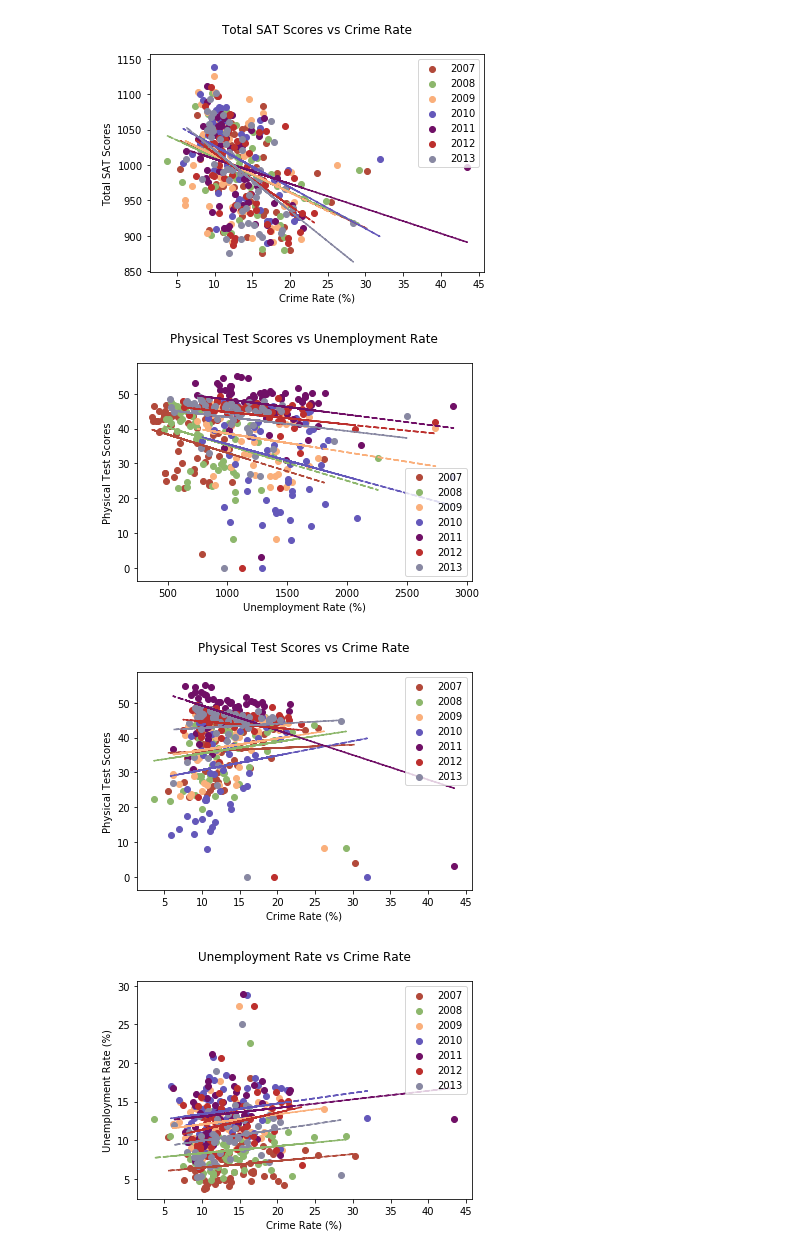
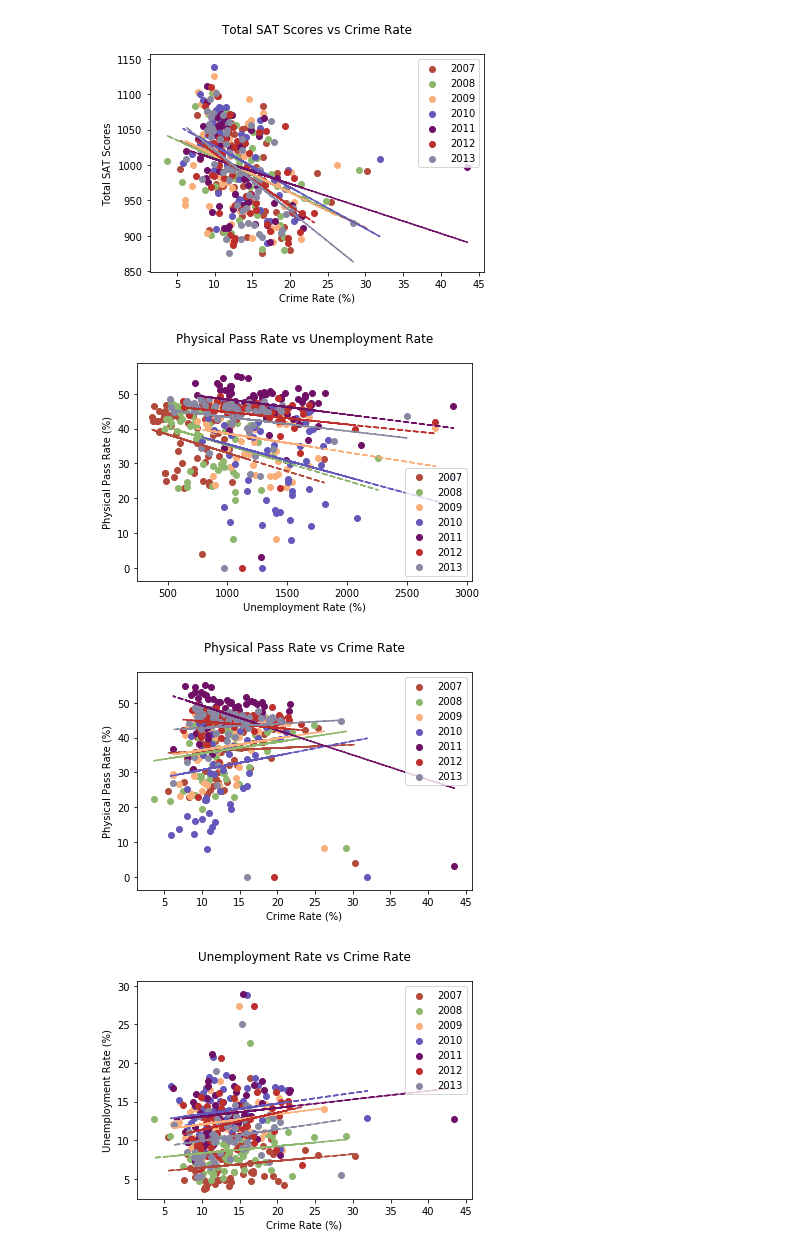
Before and after one commit to yansun1996/California-HighSchool-DataAnalysis, a Jupyter notebook: src/data analysis/analysis_scatter_plot.ipynb, the cells around one changed output. Cells and saved outputs as stored; diff of their text form; code cells hidden in the pictures.

```diff
--- a/src/data analysis/analysis_scatter_plot.ipynb
+++ b/src/data analysis/analysis_scatter_plot.ipynb
@@ -10,8 +10,8 @@ import matplotlib.pyplot as plt
 # %%
 df_sat = pickle.load(open("../../data/sat_data.pkl","rb"))
 df_physical = pickle.load(open("../../data/physical_fitness_data.pkl","rb"))
-df_unemployment = pickle.load(open("../../data/unemploymentDataFile.pkl","rb"))
-df_crime = pickle.load(open("../../data/Crime_Rate.pkl","rb"))
+df_unemployment = pickle.load(open("../../data/unemployment_rates.pkl","rb"))
+df_crime = pickle.load(open("../../data/crime_rates.pkl","rb"))
 # %% [markdown]
 # Collect Total SAT Scores and Unemployment Rate
 # %%
@@ -32,14 +32,3 @@ unemployment_sum = np.array(df_unemployment.sum(axis=1).tolist())
 unemployment_sort = np.argsort(unemployment_sum)
 # %% [markdown]
 # Rank Data Plot
-# %%
-for year in range(2007,2014):
-    x_list = [county_list[a] for a in unemployment_sort]
-    y_list = [sat_total[year-2007][a] for a in unemployment_sort]
-    plt.figure(figsize=(10,10))
-    plt.plot(x_list,y_list)
-    plt.xticks([i for i in range(len(county_list))],x_list,rotation="vertical")
-    plt.title("Total SAT Scores vs Counties\nCounties ranked by Unemployment Rate")
-    plt.ylabel("Total SAT Scores")
-    plt.xlabel("Counties")
-    plt.show()
@@ -109,25 +90,25 @@ plt.show()
 # %%
 np.random.seed(123)
 plt.figure()
 for year in range(2007,2014):
     x_list = [a*100 for a in df_unemployment.xs(str(year),axis=1).tolist()]
     y_list = [a for a in df_physical.transpose().xs(str(year),axis=1).tolist()]
     plt.scatter(x_list,y_list, c=np.random.rand(3,))
-    plt.ylabel("Physical Test Scores")
+    plt.ylabel("Physical Pass Rate (%)")
     plt.xlabel("Unemployment Rate (%)")
-plt.title("Physical Test Scores vs Unemployment Rate\n")
+plt.title("Physical Pass Rate vs Unemployment Rate\n")
 plt.legend([str(a) for a in range(2007,2014)])
 
 np.random.seed(123)
 for year in range(2007,2014):
     x_list = [a*100 for a in df_unemployment.xs(str(year),axis=1).tolist()]
     y_list = [a for a in df_physical.transpose().xs(str(year),axis=1).tolist()]
     z = np.polyfit(x_list, y_list, 1)
     p = np.poly1d(z)
     plt.plot(x_list,p(x_list),"r--", c=np.random.rand(3,))
 plt.show()
 # %% [output]
-[figure, old version]
+[figure, new version]
 # %%
 np.random.seed(123)
 plt.figure()
@@ -135,9 +116,9 @@ for year in range(2007,2014):
     x_list = [a*100 for a in df_crime.xs(year,axis=1).tolist()]
     y_list = [a for a in df_physical.transpose().xs(str(year),axis=1).tolist()]
     plt.scatter(x_list,y_list, c=np.random.rand(3,))
-    plt.ylabel("Physical Test Scores")
+    plt.ylabel("Physical Pass Rate (%)")
     plt.xlabel("Crime Rate (%)")
-plt.title("Physical Test Scores vs Crime Rate\n")
+plt.title("Physical Pass Rate vs Crime Rate\n")
 plt.legend([str(a) for a in range(2007,2014)])
 
 np.random.seed(123)
@@ -149,7 +130,7 @@ for year in range(2007,2014):
     plt.plot(x_list,p(x_list),"r--", c=np.random.rand(3,))
 plt.show()
 # %% [output]
-[figure, old version]
+[figure, new version]
 # %%
 np.random.seed(123)
 plt.figure()
```
Also changed, not shown: parts of 1 cell of this notebook, 1 other file.
